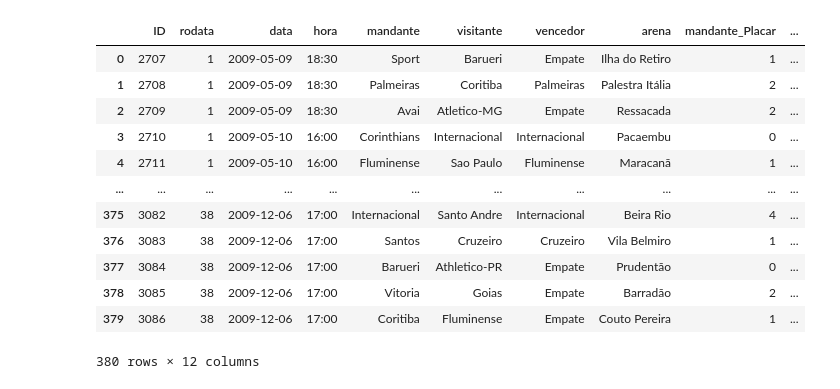
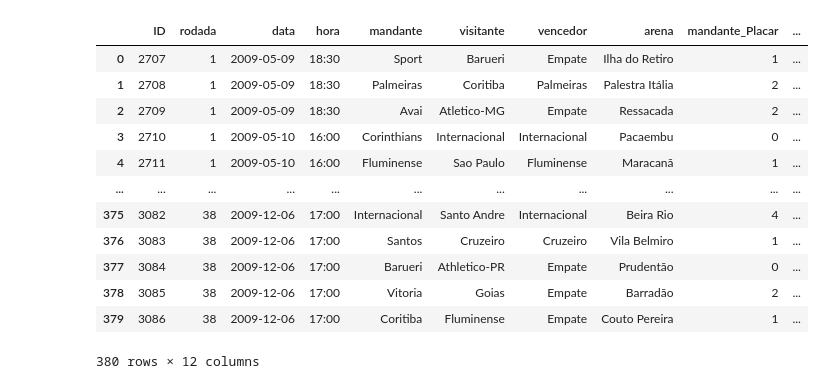
Before and after one commit to Otavioazeved/Projeto-Serie-A-2009, a Jupyter notebook: Serie_A.ipynb, the cells around one changed output. Cells and saved outputs as stored; diff of their text form; code cells hidden in the pictures.

Commit message:
Renomeando 'rodada' para 'rodada'

```diff
--- a/Serie_A.ipynb
+++ b/Serie_A.ipynb
@@ -21,15 +21,17 @@ df
 # %%
 import pandas as pd
 df = pd.read_csv('brasileirao_2009.csv')
 df
 df.drop(columns=['tecnico_mandante', 'tecnico_visitante'], inplace=True)
 df
 df.to_csv('brasileirao_2009Filtrado.csv')
 df
 df['vencedor'] = df['vencedor'].replace('-', 'Empate')
 df
+df.rename(columns={'rodata': 'rodada'}, inplace=True)
+df
 # %% [output]
-|  | ID | rodata | data | hora | mandante | visitante | vencedor | arena | mandante_Placar | ... |
+|  | ID | rodada | data | hora | mandante | visitante | vencedor | arena | mandante_Placar | ... |
 | 0 | 2707 | 1 | 2009-05-09 | 18:30 | Sport | Barueri | Empate | Ilha do Retiro | 1 | ... |
 | 1 | 2708 | 1 | 2009-05-09 | 18:30 | Palmeiras | Coritiba | Palmeiras | Palestra Itália | 2 | ... |
 | 2 | 2709 | 1 | 2009-05-09 | 18:30 | Avai | Atletico-MG | Empate | Ressacada | 2 | ... |
```
Also changed, not shown: parts of 1 cell of this notebook.
